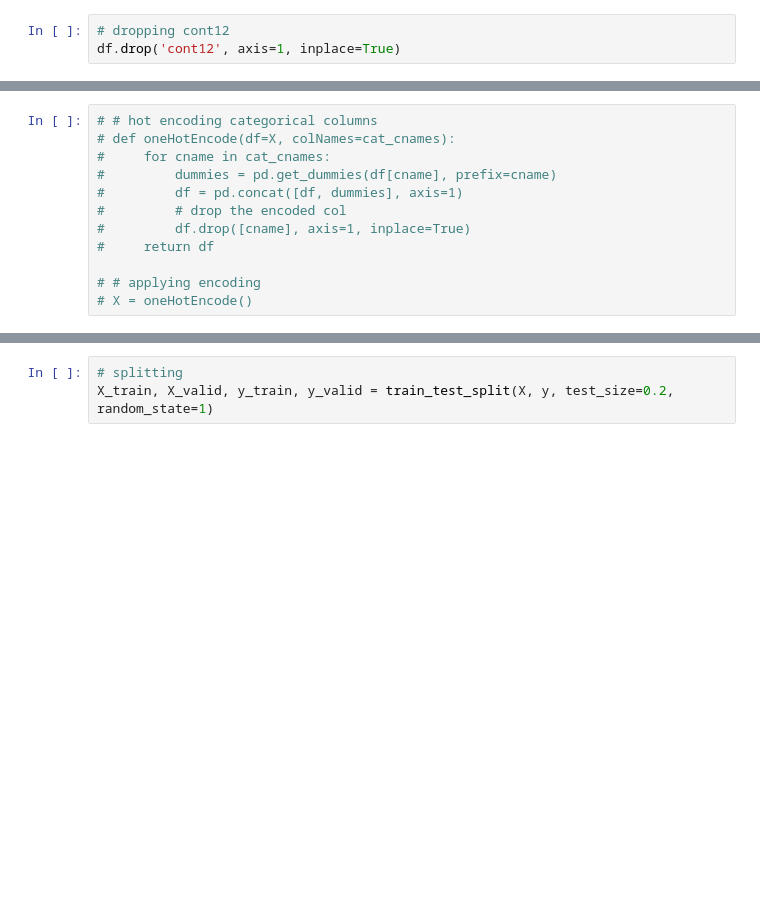
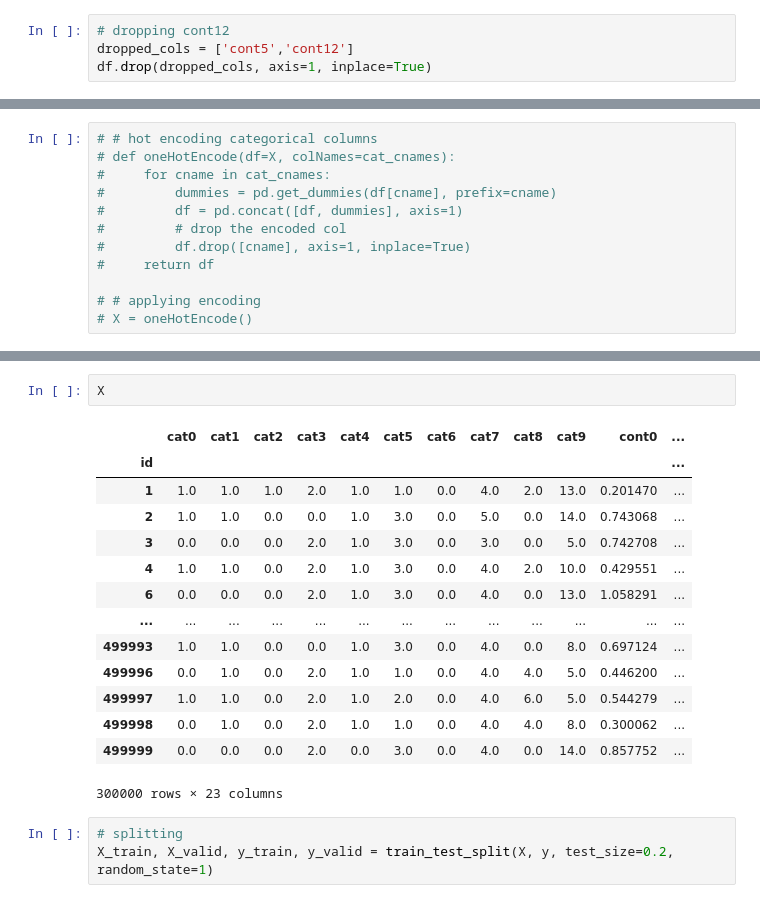
Before and after one commit to fouad89/30DaysofML-Kaggle, a Jupyter notebook: 03_firstNN.ipynb, the cells around one changed output, grey strips where cells are left out. Drawn from its saved outputs; the diff is of its cells as text; blank space fills up the shorter version.

```diff
--- a/03_firstNN.ipynb
+++ b/03_firstNN.ipynb
@@ -56,6 +87,7 @@ Shape of Dataset: (300000, 25)
 # %%
 # dropping cont12
-df.drop('cont12', axis=1, inplace=True)
+dropped_cols = ['cont5','cont12']
+df.drop(dropped_cols, axis=1, inplace=True)
 # %%
 y = df.target.copy()
 X = df.drop('target', axis=1).copy()
@@ -103,3 +135,20 @@ Shape of data after encoding: (300000, 24)
+# %%
+X
+# %% [output]
+|  | cat0 | cat1 | cat2 | cat3 | cat4 | cat5 | cat6 | cat7 | cat8 | cat9 | cont0 | ... |
+| id |  |  |  |  |  |  |  |  |  |  |  | ... |
+| 1 | 1.0 | 1.0 | 1.0 | 2.0 | 1.0 | 1.0 | 0.0 | 4.0 | 2.0 | 13.0 | 0.201470 | ... |
+| 2 | 1.0 | 1.0 | 0.0 | 0.0 | 1.0 | 3.0 | 0.0 | 5.0 | 0.0 | 14.0 | 0.743068 | ... |
+| 3 | 0.0 | 0.0 | 0.0 | 2.0 | 1.0 | 3.0 | 0.0 | 3.0 | 0.0 | 5.0 | 0.742708 | ... |
+| 4 | 1.0 | 1.0 | 0.0 | 2.0 | 1.0 | 3.0 | 0.0 | 4.0 | 2.0 | 10.0 | 0.429551 | ... |
+| 6 | 0.0 | 0.0 | 0.0 | 2.0 | 1.0 | 3.0 | 0.0 | 4.0 | 0.0 | 13.0 | 1.058291 | ... |
+| ... | ... | ... | ... | ... | ... | ... | ... | ... | ... | ... | ... | ... |
+| 499993 | 1.0 | 1.0 | 0.0 | 0.0 | 1.0 | 3.0 | 0.0 | 4.0 | 0.0 | 8.0 | 0.697124 | ... |
+| 499996 | 0.0 | 1.0 | 0.0 | 2.0 | 1.0 | 1.0 | 0.0 | 4.0 | 4.0 | 5.0 | 0.446200 | ... |
+| 499997 | 1.0 | 1.0 | 0.0 | 2.0 | 1.0 | 2.0 | 0.0 | 4.0 | 6.0 | 5.0 | 0.544279 | ... |
+| 499998 | 0.0 | 1.0 | 0.0 | 2.0 | 1.0 | 1.0 | 0.0 | 4.0 | 4.0 | 8.0 | 0.300062 | ... |
+| 499999 | 0.0 | 0.0 | 0.0 | 2.0 | 0.0 | 3.0 | 0.0 | 4.0 | 0.0 | 14.0 | 0.857752 | ... |
+300000 rows × 23 columns
 # %%
 # splitting
 X_train, X_valid, y_train, y_valid = train_test_split(X, y, test_size=0.2, random_state=1)
```
Also changed, not shown: parts of 13 cells of this notebook.
